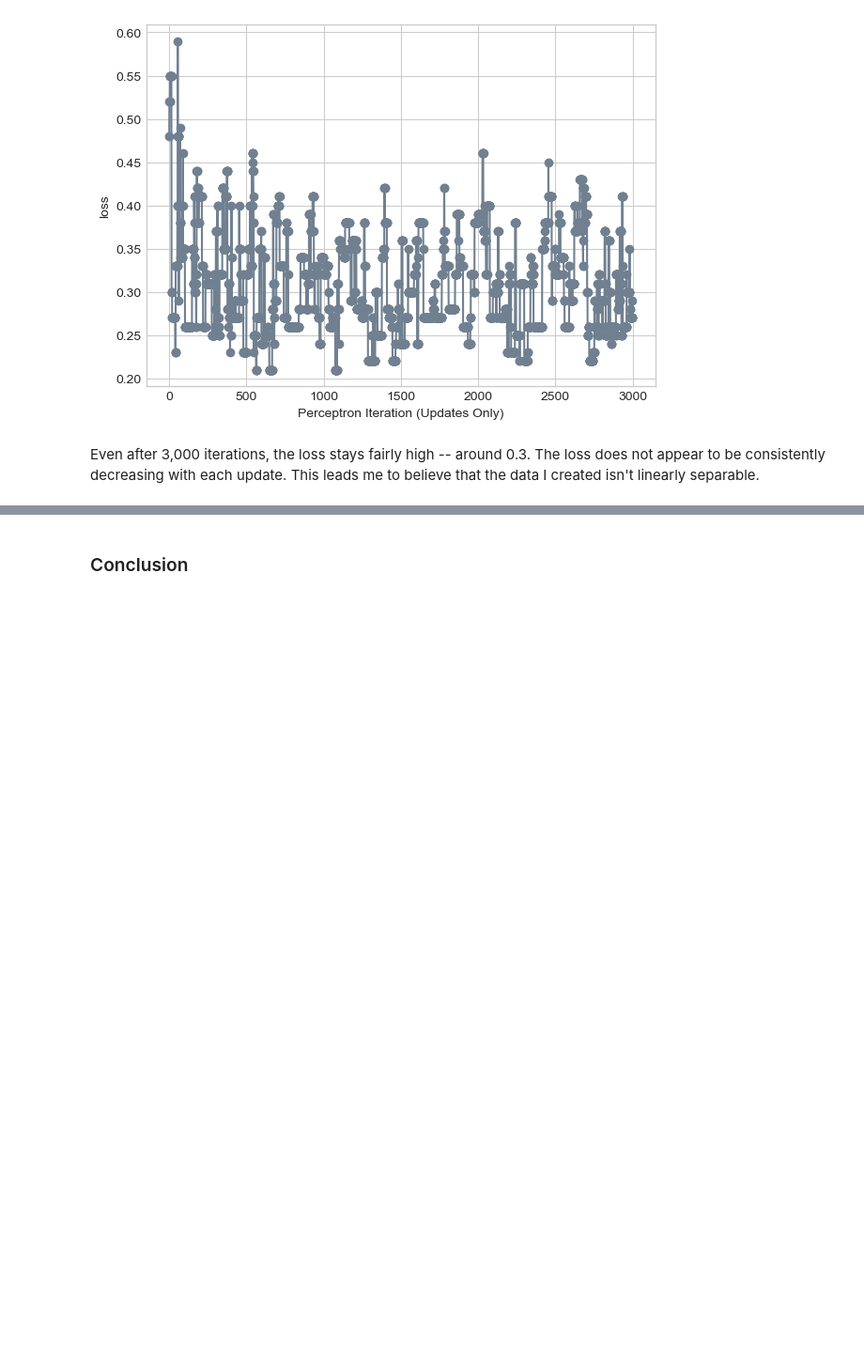
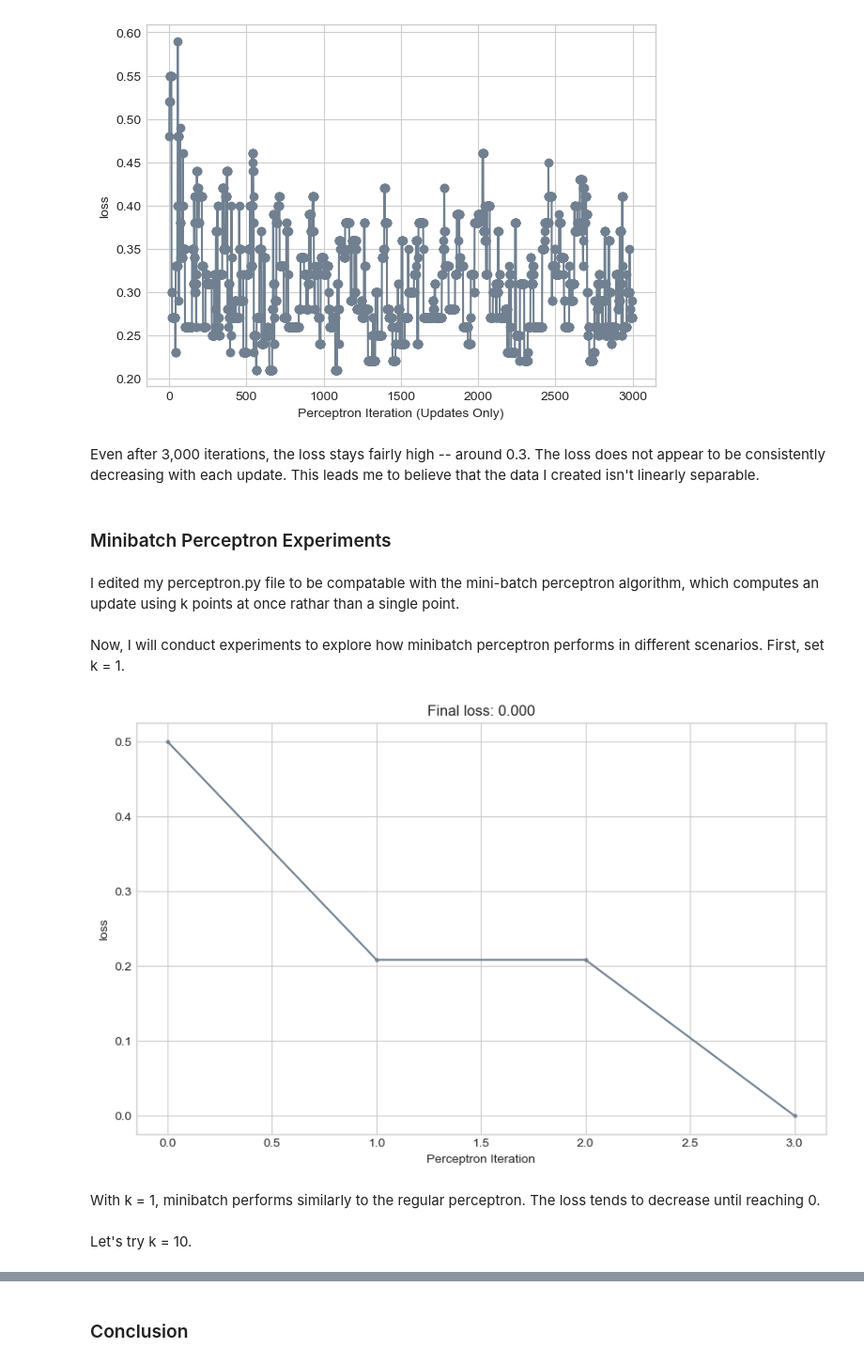
Before and after one commit to lizrightmire02/lizrightmireio.github.io, a Jupyter notebook: posts/Perceptron/index.ipynb, the cells around one changed output, grey strips where cells are left out. Shown: that part at 94% size. Saved outputs shown, nothing was run; the diff lists cells and outputs as text; code cells hidden in the pictures; blank space fills up the shorter version.

Commit message:
working on minibatch

```diff
--- a/posts/Perceptron/index.ipynb
+++ b/posts/Perceptron/index.ipynb
@@ -289,3 +286,58 @@ labs = plt.gca().set(xlabel = "Perceptron Iteration (Updates Only)", ylabel = "l
 [figure]
 # %% [markdown]
 Even after 3,000 iterations, the loss stays fairly high -- around 0.3. The loss does not appear to be consistently decreasing with each update. This leads me to believe that the data I created isn't linearly separable.
+# %% [markdown]
+### Minibatch Perceptron Experiments
+# %% [markdown]
+I edited my perceptron.py file to be compatable with the mini-batch perceptron algorithm, which computes an update using k points at once rathar than a single point.
+# %% [markdown]
+Now, I will conduct experiments to explore how minibatch perceptron performs in different scenarios. First, set k = 1.
+# %%
+def plot_loss(loss):
+    plt.style.use('seaborn-v0_8-whitegrid')
+    plt.figure(figsize=(10, 6))
+
+
+    plt.plot(loss, color = "slategrey")
+    plt.scatter(torch.arange(len(loss)), loss, color = "slategrey", s=5)
+    labs = plt.gca().set(xlabel = "Perceptron Iteration", ylabel = "loss")
+
+    plt.title(f"Final loss: {loss[len(loss)-1]:.3f}")
+
+#[CITE]
+# %%
+torch.manual_seed(88)
+
+X, y = perceptron_data()
+
+# initialize a perceptron
+p = Perceptron()
+opt = PerceptronOptimizer(p)
+loss = 1.0
+
+# set k to 1
+k = 1
+
+# keep track of loss
+loss_vec = []
+
+n = X.size()[0]
+
+while loss > 0:
+    # random submatrix of feature matrix passed to PerceptronOptimizer.step()
+    ix = torch.randperm(X.size(0))[:k]
+    x_i = X[ix,:]
+    y_i = y[ix]
+
+    opt.step(x_i, y_i)
+
+    loss = p.loss(X, y).item()
+    loss_vec.append(loss)
+# %%
+plot_loss(loss_vec)
+# %% [output]
+[figure, added]
+# %% [markdown]
+With k = 1, minibatch performs similarly to the regular perceptron. The loss tends to decrease until reaching 0.
+# %% [markdown]
+Let's try k = 10.
```
Also changed, not shown: parts of 4 cells of this notebook, 7 other files.
